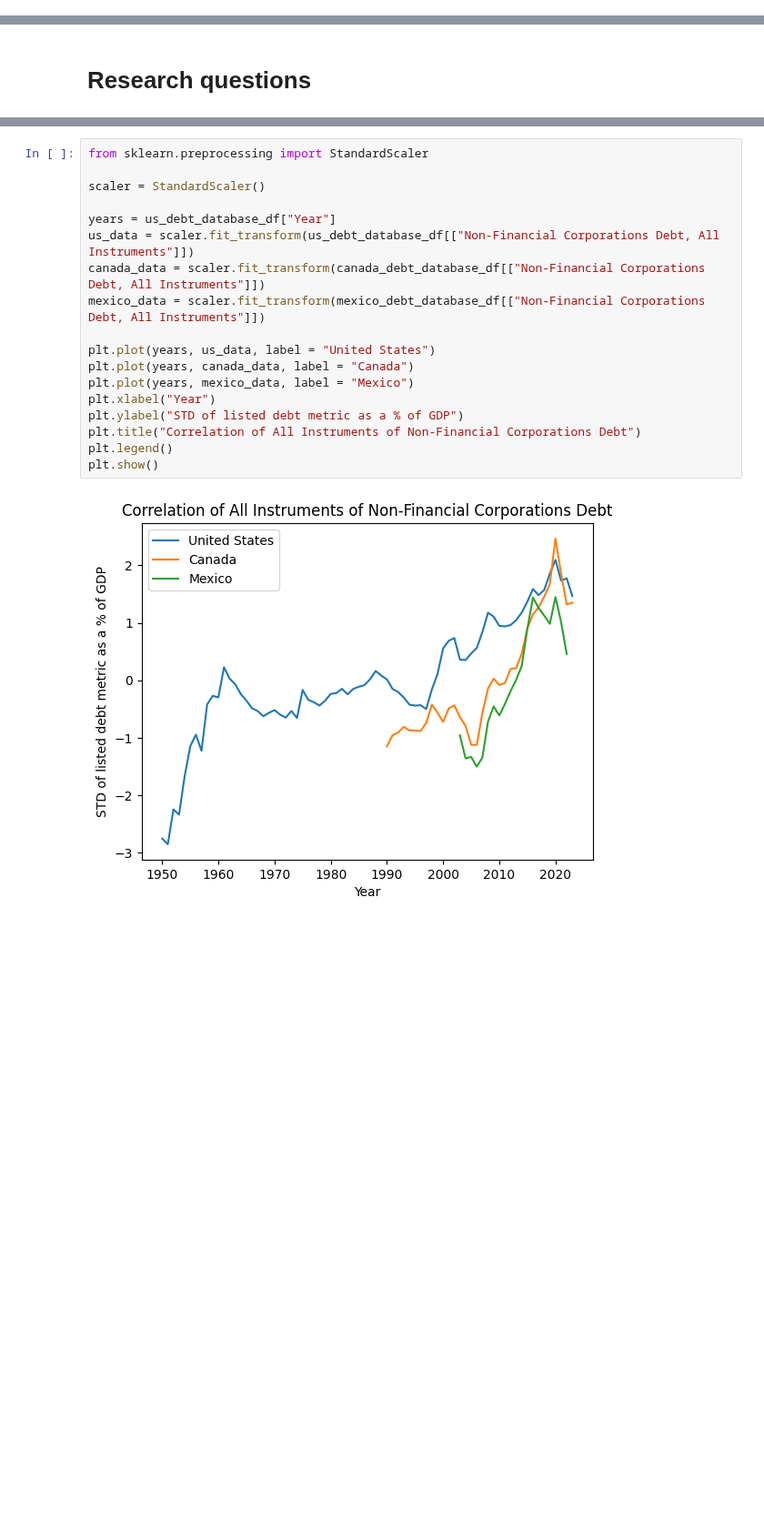
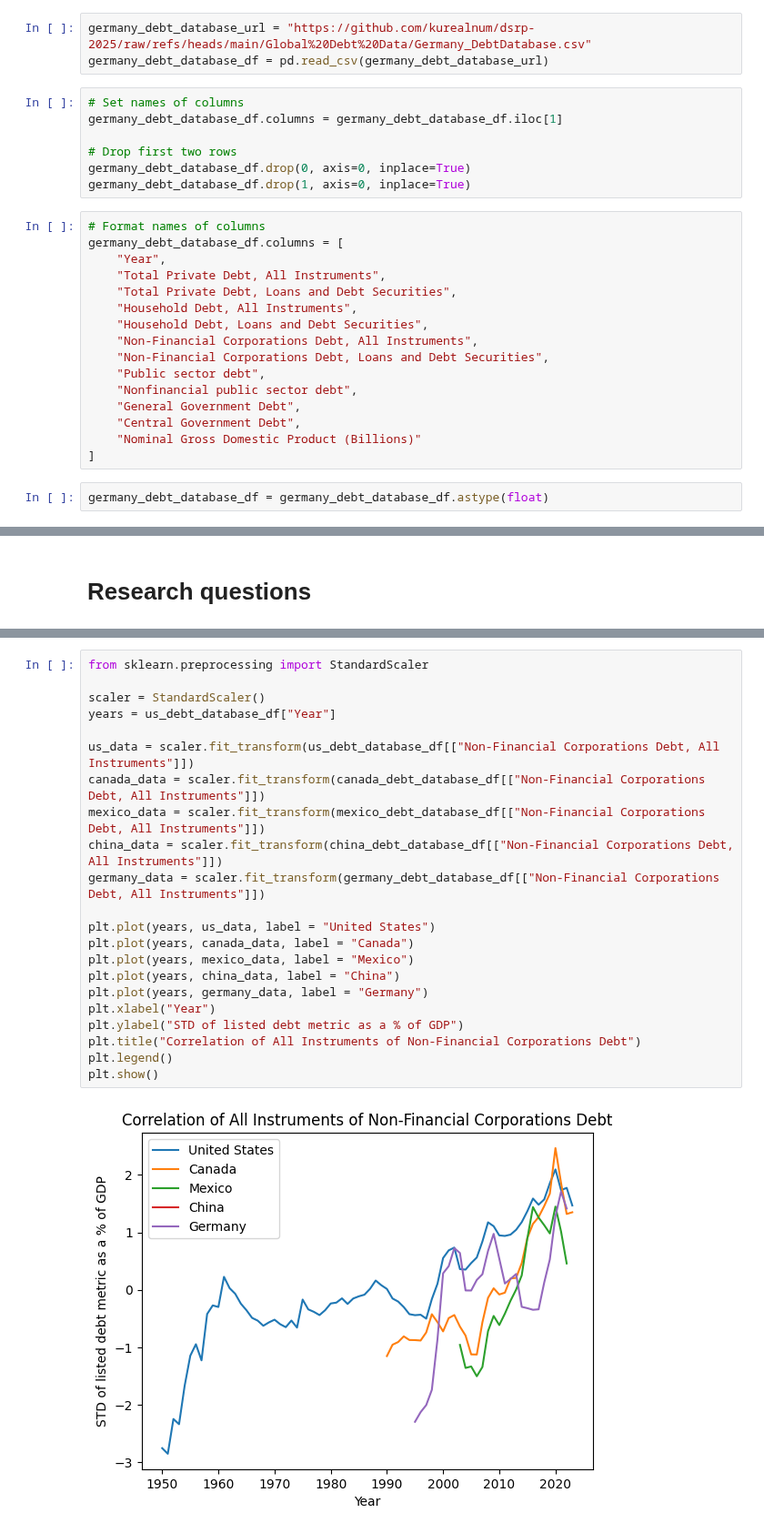
Before and after one commit to kurealnum/dsrp-2025, a Jupyter notebook: DSRP_Global_Debt.ipynb, the cells around one changed output, grey strips where cells are left out. Shown at 91% size. Saved outputs shown, nothing was run; the diff lists cells and outputs as text; blank space fills up the shorter version.

```diff
--- a/DSRP_Global_Debt.ipynb
+++ b/DSRP_Global_Debt.ipynb
@@ -219,3 +261,31 @@ mexico_debt_database_df = mexico_debt_database_df.astype(float)
+# %%
+germany_debt_database_url = "https://github.com/kurealnum/dsrp-2025/raw/refs/heads/main/Global%20Debt%20Data/Germany_DebtDatabase.csv"
+germany_debt_database_df = pd.read_csv(germany_debt_database_url)
+# %%
+# Set names of columns
+germany_debt_database_df.columns = germany_debt_database_df.iloc[1]
+
+# Drop first two rows
+germany_debt_database_df.drop(0, axis=0, inplace=True)
+germany_debt_database_df.drop(1, axis=0, inplace=True)
+# %%
+# Format names of columns
+germany_debt_database_df.columns = [
+    "Year",
+    "Total Private Debt, All Instruments",
+    "Total Private Debt, Loans and Debt Securities",
+    "Household Debt, All Instruments",
+    "Household Debt, Loans and Debt Securities",
+    "Non-Financial Corporations Debt, All Instruments",
+    "Non-Financial Corporations Debt, Loans and Debt Securities",
+    "Public sector debt",
+    "Nonfinancial public sector debt",
+    "General Government Debt",
+    "Central Government Debt",
+    "Nominal Gross Domestic Product (Billions)"
+]
+# %%
+germany_debt_database_df = germany_debt_database_df.astype(float)
 # %% [markdown]
 # Exploratory data analysis
 
@@ -506,21 +602,25 @@ Can the statistic `Non-Financial Corporations Debt, All Instruments` from Mexico
 # %%
 from sklearn.preprocessing import StandardScaler
 
 scaler = StandardScaler()
+years = us_debt_database_df["Year"]
 
-years = us_debt_database_df["Year"]
 us_data = scaler.fit_transform(us_debt_database_df[["Non-Financial Corporations Debt, All Instruments"]])
 canada_data = scaler.fit_transform(canada_debt_database_df[["Non-Financial Corporations Debt, All Instruments"]])
 mexico_data = scaler.fit_transform(mexico_debt_database_df[["Non-Financial Corporations Debt, All Instruments"]])
+china_data = scaler.fit_transform(china_debt_database_df[["Non-Financial Corporations Debt, All Instruments"]])
+germany_data = scaler.fit_transform(germany_debt_database_df[["Non-Financial Corporations Debt, All Instruments"]])
 
 plt.plot(years, us_data, label = "United States")
 plt.plot(years, canada_data, label = "Canada")
 plt.plot(years, mexico_data, label = "Mexico")
+plt.plot(years, china_data, label = "China")
+plt.plot(years, germany_data, label = "Germany")
 plt.xlabel("Year")
 plt.ylabel("STD of listed debt metric as a % of GDP")
 plt.title("Correlation of All Instruments of Non-Financial Corporations Debt")
 plt.legend()
 plt.show()
 # %% [output]
-[figure, old version]
+[figure, new version]
 # %% [markdown]
```
Also changed, not shown: parts of 31 cells of this notebook.
